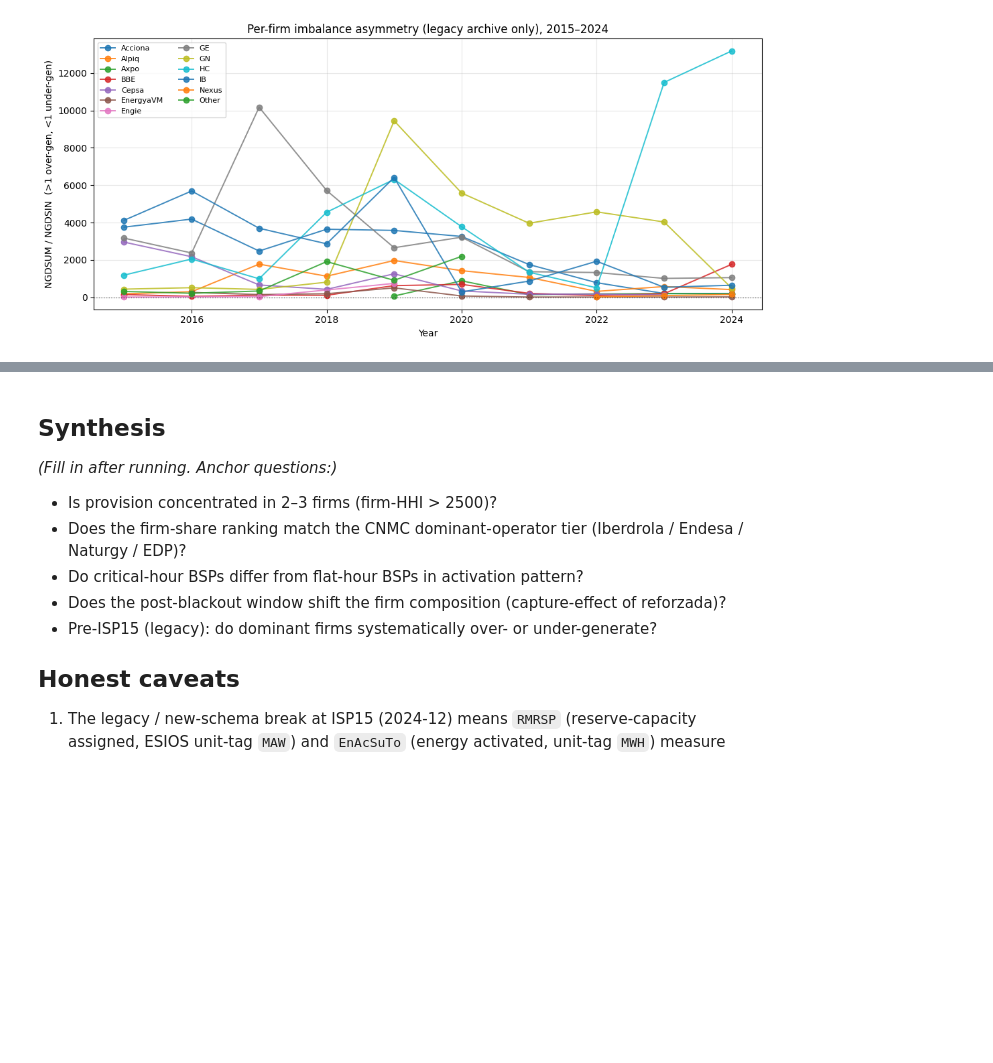
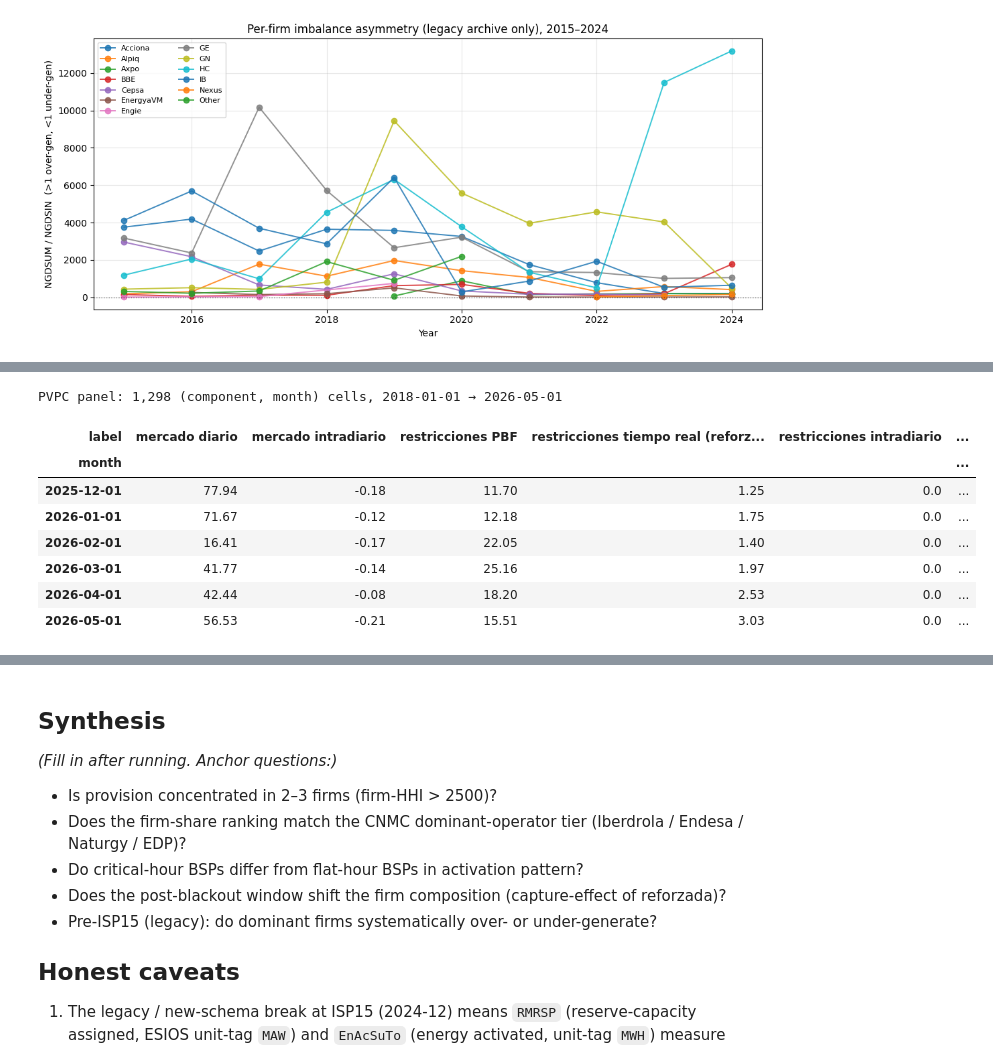
Before and after one commit to PabloParamioPerez/mtu15_project, a Jupyter notebook: notebooks/eda/16_esios_reserves_disaggregated.ipynb, the cells around one changed output, grey strips where cells are left out. Drawn from its saved outputs; the diff is of its cells as text; code cells hidden in the pictures; blank space fills up the shorter version.

```diff
--- a/notebooks/eda/16_esios_reserves_disaggregated.ipynb
+++ b/notebooks/eda/16_esios_reserves_disaggregated.ipynb
@@ -409,0 +426,65 @@ plt.show()
+# %%
+P_IND = REPO / "data" / "processed" / "esios" / "indicators" / "indicators_all.parquet"
+
+PVPC_COMPONENTS = {
+    805: "mercado diario",
+    806: "restricciones PBF",
+    807: "restricciones tiempo real (reforzada)",
+    808: "mercado intradiario",
+    809: "restricciones intradiario",
+    810: "RPA",
+    811: "banda secundaria (aFRR)",
+    812: "desvíos",
+    813: "saldo desvíos",
+    814: "pagos capacidad",
+    815: "saldo P.O.14.6",
+    816: "fallo nominación UPG",
+}
+PVPC_FINAL_ID = 817
+
+ids_sql = ",".join(str(i) for i in list(PVPC_COMPONENTS) + [PVPC_FINAL_ID])
+pvpc = duckdb.execute(f"""
+    SELECT indicator_id,
+           date_trunc('month', ts_local)::DATE AS month,
+           AVG(value) AS eur_mwh
+    FROM '{P_IND}'
+    WHERE indicator_id IN ({ids_sql}) AND geo_id IN (3, 8741)
+    GROUP BY 1, 2 ORDER BY 1, 2
+""").df()
+pvpc["month"] = pd.to_datetime(pvpc["month"])
+print(f"PVPC panel: {len(pvpc):,} (component, month) cells, "
+      f"{pvpc['month'].min().date()} → {pvpc['month'].max().date()}")
+# %% [output]
+PVPC panel: 1,298 (component, month) cells, 2018-01-01 → 2026-05-01
+# %%
+# Wide form for stacking: months × components
+components_df = pvpc[pvpc["indicator_id"].isin(PVPC_COMPONENTS)].copy()
+components_df["label"] = components_df["indicator_id"].map(PVPC_COMPONENTS)
+wide = components_df.pivot(index="month", columns="label", values="eur_mwh").fillna(0)
+
+# Order columns: wholesale-direct first, then adjustments, then small
+order = [
+    "mercado diario",
+    "mercado intradiario",
+    "restricciones PBF",
+    "restricciones tiempo real (reforzada)",
+    "restricciones intradiario",
+    "banda secundaria (aFRR)",
+    "RPA",
+    "desvíos",
+    "saldo desvíos",
+    "pagos capacidad",
+    "saldo P.O.14.6",
+    "fallo nominación UPG",
+]
+wide = wide.reindex(columns=[c for c in order if c in wide.columns])
+wide.tail(6).round(2)
+# %% [output]
+| label | mercado diario | mercado intradiario | restricciones PBF | restricciones tiempo real (reforz... | restricciones intradiario | ... |
+| month |  |  |  |  |  | ... |
+| 2025-12-01 | 77.94 | -0.18 | 11.70 | 1.25 | 0.0 | ... |
+| 2026-01-01 | 71.67 | -0.12 | 12.18 | 1.75 | 0.0 | ... |
+| 2026-02-01 | 16.41 | -0.17 | 22.05 | 1.40 | 0.0 | ... |
+| 2026-03-01 | 41.77 | -0.14 | 25.16 | 1.97 | 0.0 | ... |
+| 2026-04-01 | 42.44 | -0.08 | 18.20 | 2.53 | 0.0 | ... |
+| 2026-05-01 | 56.53 | -0.21 | 15.51 | 3.03 | 0.0 | ... |
```
Also changed, not shown: parts of 6 cells of this notebook, 24 other files.
